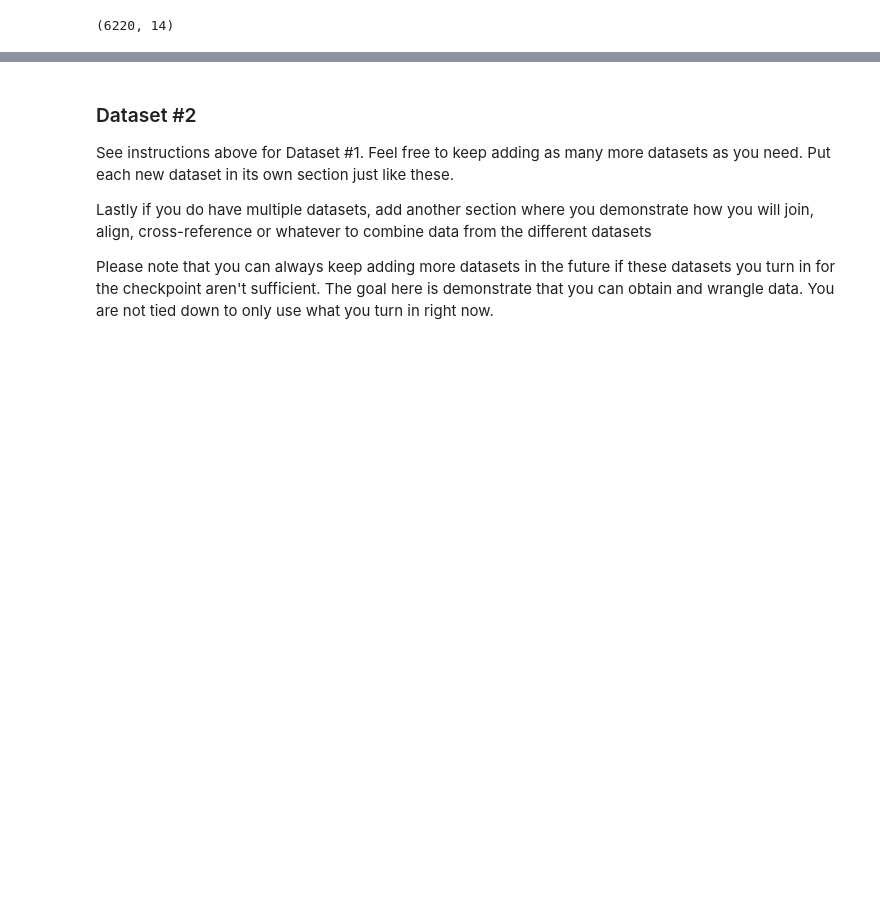
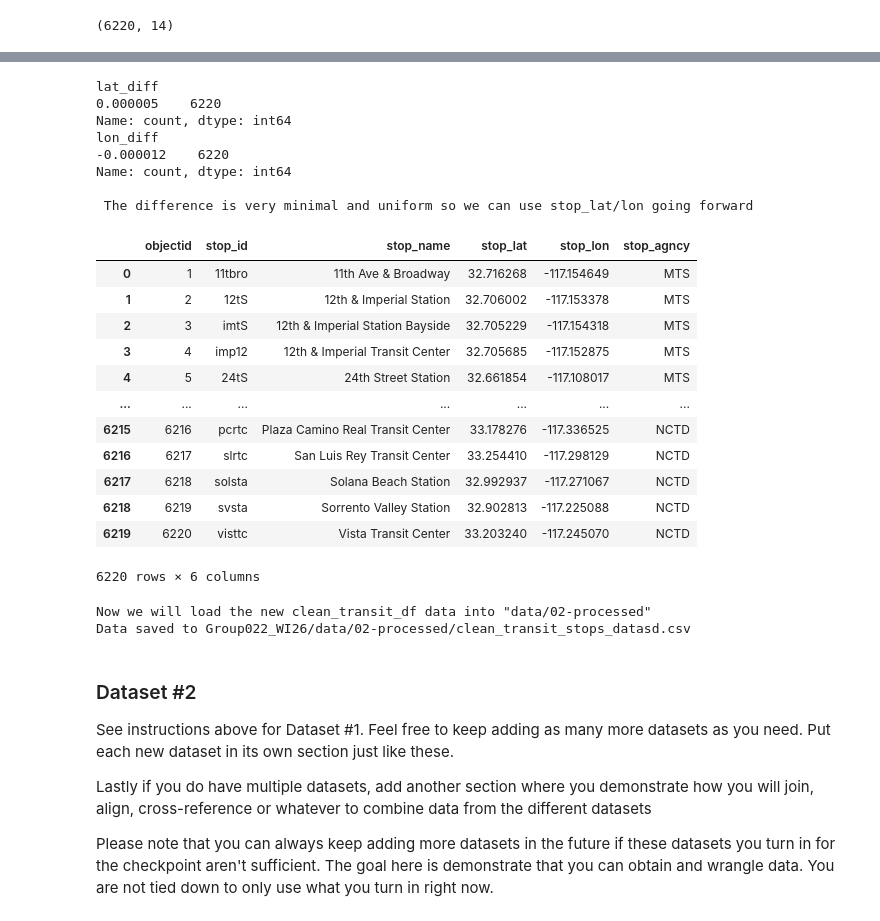
Before and after one commit to COGS108/Group022_WI26, a Jupyter notebook: 01-DataCheckpoint.ipynb, the cells around one changed output, grey strips where cells are left out. Drawn from its saved outputs; the diff is of its cells as text; code cells hidden in the pictures; blank space fills up the shorter version.

```diff
--- a/01-DataCheckpoint.ipynb
+++ b/01-DataCheckpoint.ipynb
@@ -140,3 +265,55 @@ Instructions:
+# %%
+# lets take a closer look at the differences between stop_lat/lon and lat/lng
+
+coord_df = clean_transit_df.copy()
+coord_df['lat_diff'] = round(coord_df['stop_lat'] - coord_df['lat'], 6)
+coord_df['lon_diff'] = round(coord_df['stop_lon'] - coord_df['lng'], 6)
+print(coord_df['lat_diff'].value_counts())
+print(coord_df['lon_diff'].value_counts())
+
+print('\n The difference is very minimal and uniform so we can use stop_lat/lon going forward')
+clean_transit_df = clean_transit_df.drop(columns=['lat','lng'])
+clean_transit_df
+# %% [output]
+lat_diff
+0.000005    6220
+Name: count, dtype: int64
+lon_diff
+-0.000012    6220
+Name: count, dtype: int64
+
+ The difference is very minimal and uniform so we can use stop_lat/lon going forward
+|  | objectid | stop_id | stop_name | stop_lat | stop_lon | stop_agncy |
+| 0 | 1 | 11tbro | 11th Ave & Broadway | 32.716268 | -117.154649 | MTS |
+| 1 | 2 | 12tS | 12th & Imperial Station | 32.706002 | -117.153378 | MTS |
+| 2 | 3 | imtS | 12th & Imperial Station Bayside | 32.705229 | -117.154318 | MTS |
+| 3 | 4 | imp12 | 12th & Imperial Transit Center | 32.705685 | -117.152875 | MTS |
+| 4 | 5 | 24tS | 24th Street Station | 32.661854 | -117.108017 | MTS |
+| ... | ... | ... | ... | ... | ... | ... |
+| 6215 | 6216 | pcrtc | Plaza Camino Real Transit Center | 33.178276 | -117.336525 | NCTD |
+| 6216 | 6217 | slrtc | San Luis Rey Transit Center | 33.254410 | -117.298129 | NCTD |
+| 6217 | 6218 | solsta | Solana Beach Station | 32.992937 | -117.271067 | NCTD |
+| 6218 | 6219 | svsta | Sorrento Valley Station | 32.902813 | -117.225088 | NCTD |
+| 6219 | 6220 | visttc | Vista Transit Center | 33.203240 | -117.245070 | NCTD |
+6220 rows × 6 columns
+# %%
+print('Now we will load the new clean_transit_df data into "data/02-processed"')
+
+import os
+folder_name = 'Group022_WI26/data/02-processed'
+file_name = 'clean_transit_stops_datasd.csv'
+full_path = os.path.join(folder_name, file_name)
+
+# Make sure folder exists
+os.makedirs(folder_name, exist_ok=True)
+
+# Save the CSV in the correct folder
+clean_transit_df.to_csv(full_path, index=False)
+
+print(f"Data saved to {full_path}")
+# %% [output]
+Now we will load the new clean_transit_df data into "data/02-processed"
+Data saved to Group022_WI26/data/02-processed/clean_transit_stops_datasd.csv
 # %% [markdown]
 ### Dataset #2
 
```
Also changed, not shown: parts of 8 cells of this notebook.
